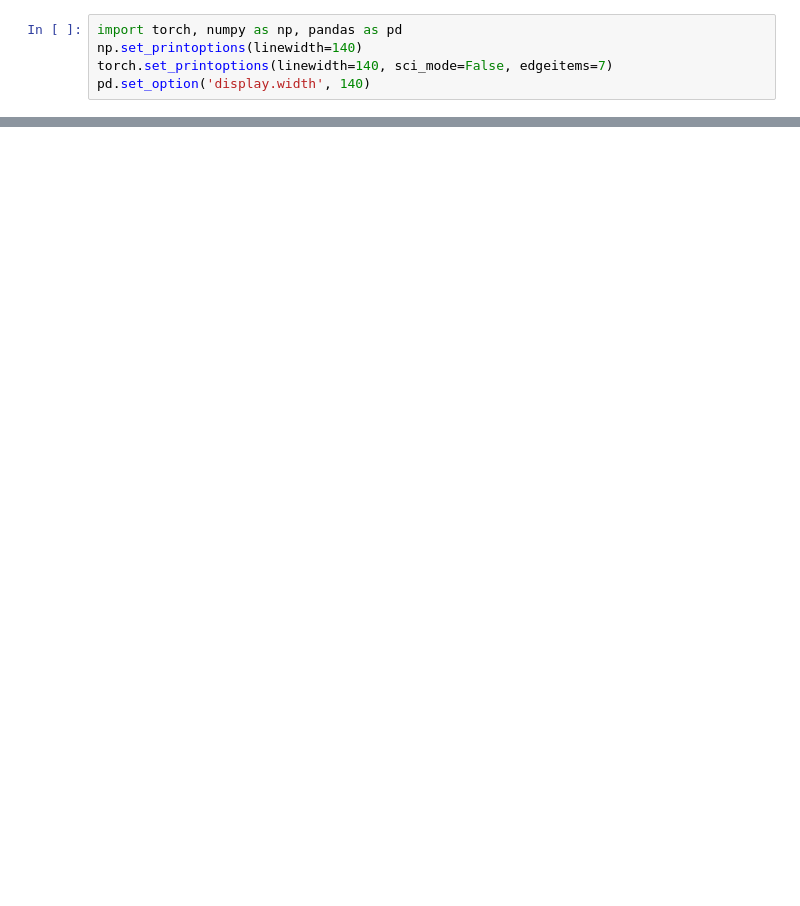
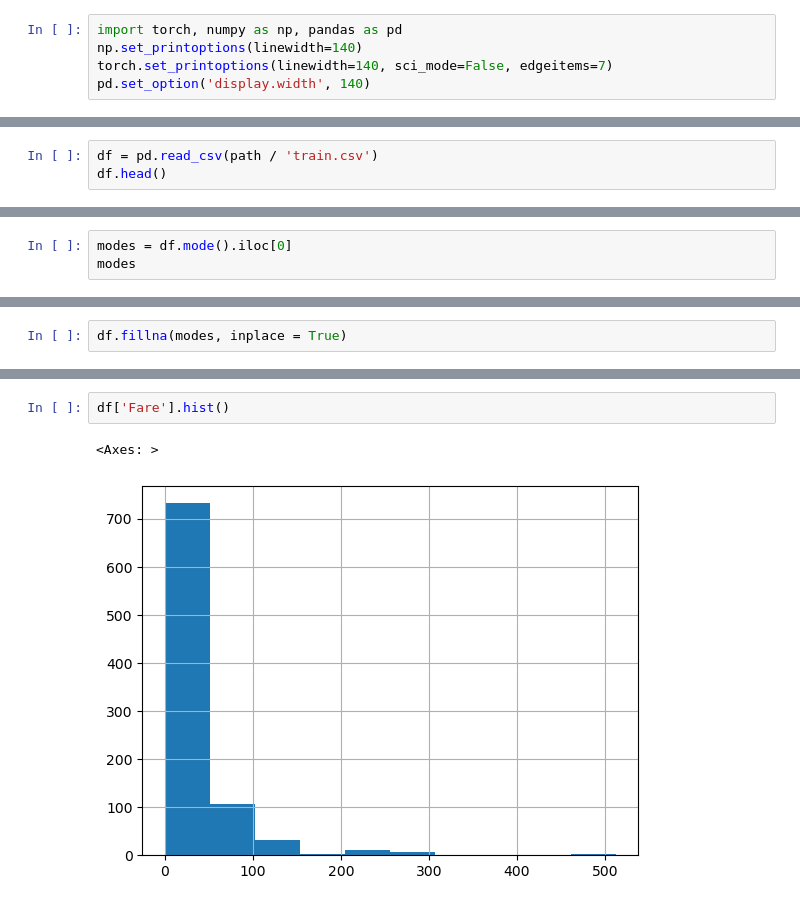
Before and after one commit to marktomm/my-fastai, a Jupyter notebook: fai22_ch5.ipynb, the cells around one changed output, grey strips where cells are left out. Saved outputs shown, nothing was run; the diff lists cells and outputs as text; blank space fills up the shorter version.

```diff
--- a/fai22_ch5.ipynb
+++ b/fai22_ch5.ipynb
@@ -20,0 +24,3 @@ pd.set_option('display.width', 140)
+# %%
+df = pd.read_csv(path / 'train.csv')
+df.head()
@@ -20,0 +50,3 @@ pd.set_option('display.width', 140)
+# %%
+modes = df.mode().iloc[0]
+modes
@@ -20,0 +67,2 @@ pd.set_option('display.width', 140)
+# %%
+df.fillna(modes, inplace = True)
@@ -20,0 +97,5 @@ pd.set_option('display.width', 140)
+# %%
+df['Fare'].hist()
+# %% [output]
+<Axes: >
+[figure, added]
```
Also changed, not shown: parts of 57 cells of this notebook, 2 other files.
